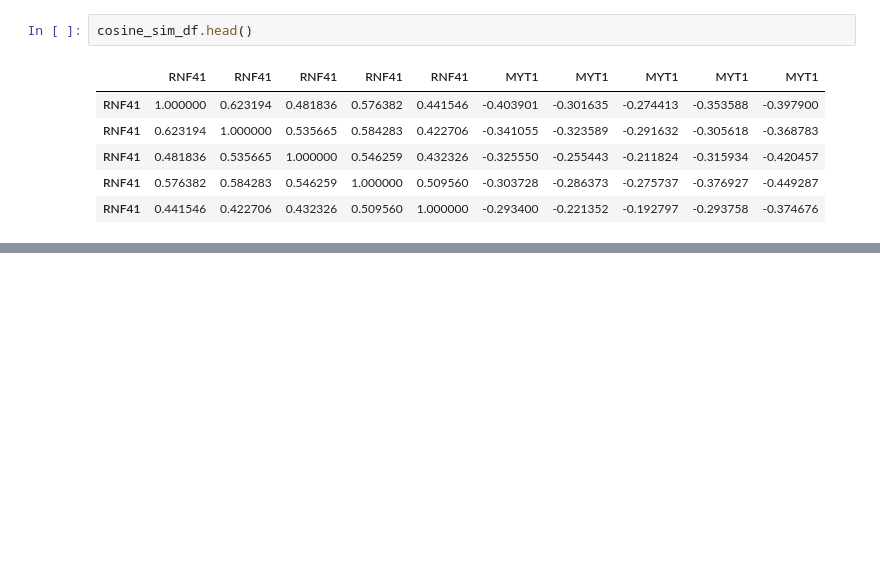
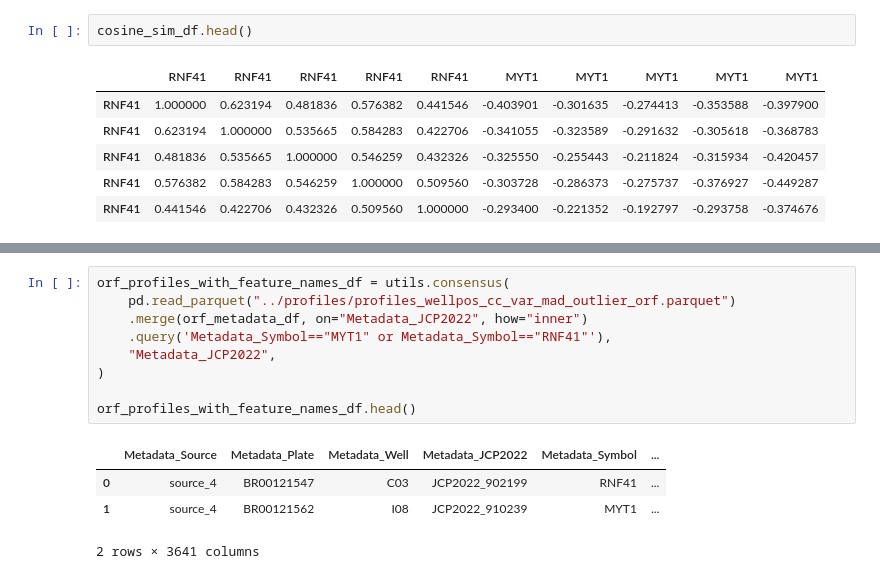
Before and after one commit to jump-cellpainting/2024_Chandrasekaran_Morphmap, a Jupyter notebook: 07.compute-cosine-similarities/09.0.check-MYT1-RNF41-connections.ipynb, the cells around one changed output, grey strips where cells are left out. Saved outputs shown, nothing was run; the diff lists cells and outputs as text; blank space fills up the shorter version.

```diff
--- a/07.compute-cosine-similarities/09.0.check-MYT1-RNF41-connections.ipynb
+++ b/07.compute-cosine-similarities/09.0.check-MYT1-RNF41-connections.ipynb
@@ -97,3 +94,17 @@ f.savefig("figures/MYT1-RNF41_similarities.png")
 f.savefig("figures/MYT1-RNF41_similarities.svg")
 # %% [output]
 [figure]
+# %%
+orf_profiles_with_feature_names_df = utils.consensus(
+    pd.read_parquet("../profiles/profiles_wellpos_cc_var_mad_outlier_orf.parquet")
+    .merge(orf_metadata_df, on="Metadata_JCP2022", how="inner")
+    .query('Metadata_Symbol=="MYT1" or Metadata_Symbol=="RNF41"'),
+    "Metadata_JCP2022",
+)
+
+orf_profiles_with_feature_names_df.head()
+# %% [output]
+|  | Metadata_Source | Metadata_Plate | Metadata_Well | Metadata_JCP2022 | Metadata_Symbol | ... |
+| 0 | source_4 | BR00121547 | C03 | JCP2022_902199 | RNF41 | ... |
+| 1 | source_4 | BR00121562 | I08 | JCP2022_910239 | MYT1 | ... |
+2 rows × 3641 columns
```
Also changed, not shown: parts of 9 cells of this notebook, 6 other files.
